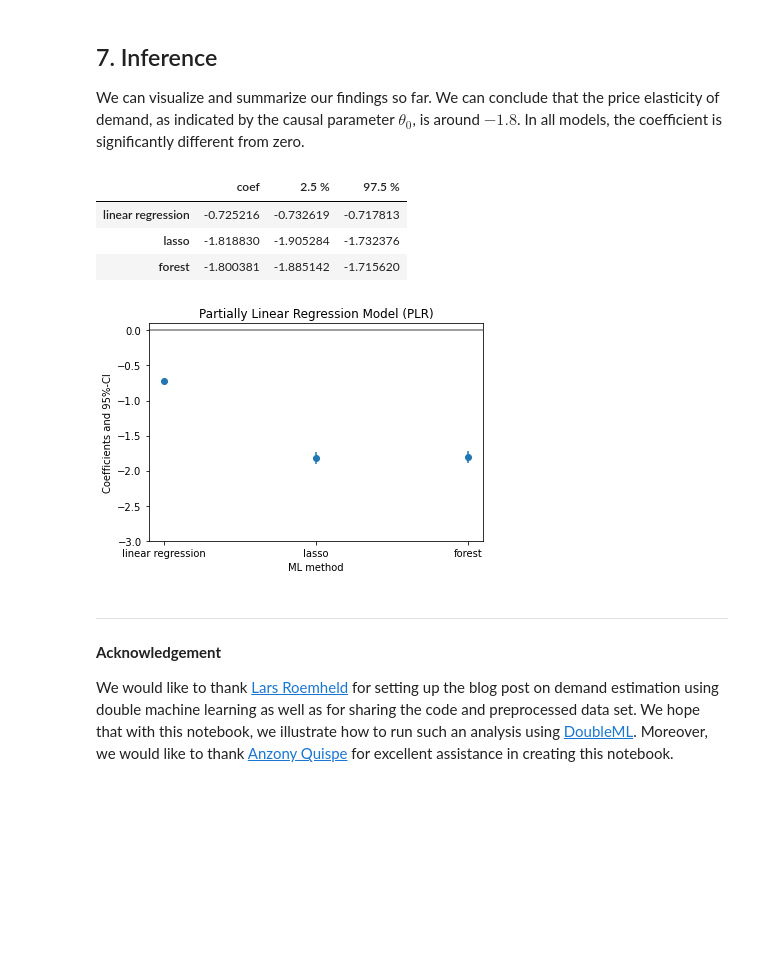
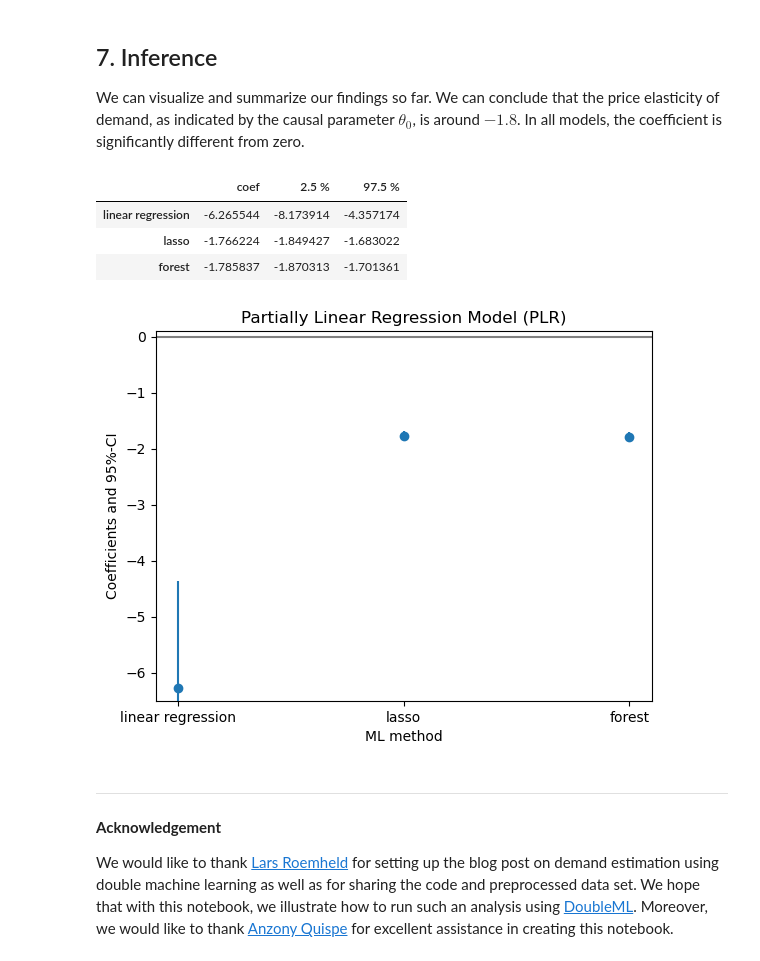
Before and after one commit to DoubleML/tutorial_materials, a Jupyter notebook: notebooks/Demand/py_elasticity_analysis.ipynb, the cells around one changed output. Cells and saved outputs as stored; diff of their text form; code cells hidden in the pictures; blank space fills up the shorter version.

Commit message:
fix errors & rerun notebook with updated data

```diff
--- a/notebooks/Demand/py_elasticity_analysis.ipynb
+++ b/notebooks/Demand/py_elasticity_analysis.ipynb
@@ -90,7 +89,7 @@ In the data we have,
 
 Note that we do not include product dummies as the price and quantity variables have been demeaned to account for product characteristics.
 # %%
-url2 = 'https://raw.githubusercontent.com/DoubleML/doubleml-docs/master/doc/examples/data/elasticity_subset.csv'
-demand_data = pd.read_csv(url2)
+url2 = 'https://raw.githubusercontent.com/DoubleML/doubleml-docs/main/doc/examples/data/elasticity_subset.csv'
+demand_data = pd.read_csv(url2, index_col = 0)
 print(demand_data.columns)
 # %% [output]
@@ -122,3 +119,6 @@ feature_names = list(demand_data.columns[4:(demand_data.shape[1]-2),])
+# %%
+feature_names = demand_data.columns.drop(['Quantity', 'revenue', 'UnitPrice',
+                                      'dLnQ', 'dLnP']).to_list()
 # %%
 data_dml = dml.DoubleMLData(demand_data,
                             y_col = 'dLnQ',
@@ -307,22 +307,22 @@ plr_summary.index = ['linear regression', 'lasso', 'forest']
 plr_summary[['coef', '2.5 %', '97.5 %']]
 # %% [output]
 |  | coef | 2.5 % | 97.5 % |
-| linear regression | -0.725216 | -0.732619 | -0.717813 |
-| lasso | -1.818830 | -1.905284 | -1.732376 |
-| forest | -1.800381 | -1.885142 | -1.715620 |
+| linear regression | -6.265544 | -8.173914 | -4.357174 |
+| lasso | -1.766224 | -1.849427 | -1.683022 |
+| forest | -1.785837 | -1.870313 | -1.701361 |
 # %%
 errors = np.full((2, plr_summary.shape[0]), np.nan)
 errors[0, :] = plr_summary['coef'] - plr_summary['2.5 %']
 errors[1, :] = plr_summary['97.5 %'] - plr_summary['coef']
 plt.errorbar(plr_summary.index, plr_summary.coef, fmt='o', yerr=errors)
 plt.axhline(y=0, color='gray')
-plt.ylim([-3, 0.1])
+plt.ylim([-6.5, 0.1])
 
 plt.title('Partially Linear Regression Model (PLR)')
 plt.xlabel('ML method')
 _ =  plt.ylabel('Coefficients and 95%-CI')
 # %% [output]
-[figure, old version]
+[figure, new version]
 # %% [markdown]
 ______
 
```
Also changed, not shown: parts of 13 cells of this notebook, 1 other file.
